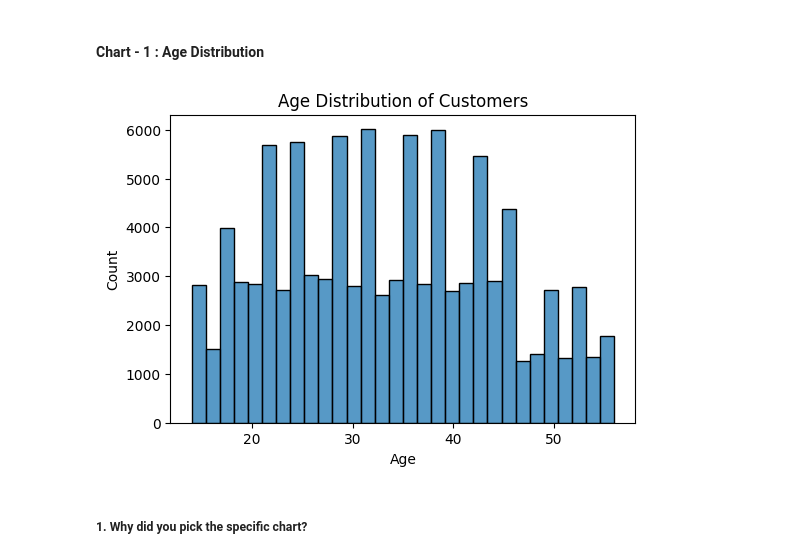
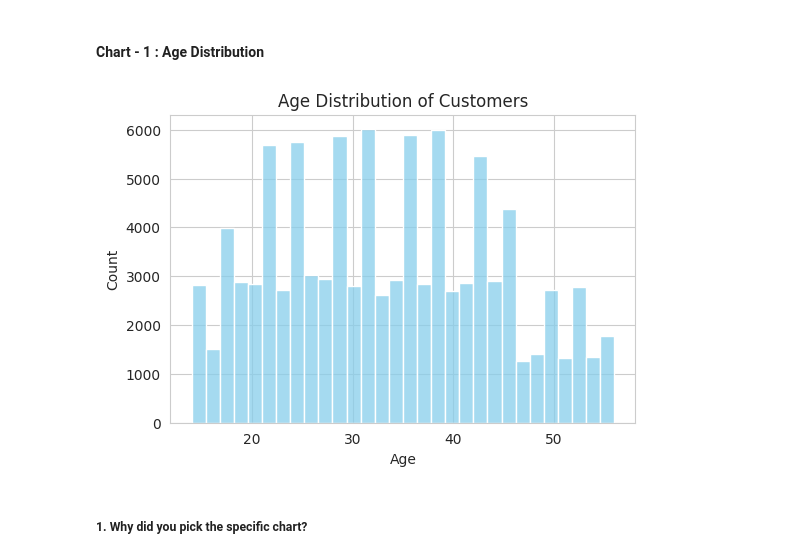
Before and after one commit to SamruddhiChandurkar/Paisabazaar-fraud-analysis, a Jupyter notebook: PaisaBazaar_Banking_Fraud_Analysis_EDA_.ipynb, the cells around one changed output. Saved outputs shown, nothing was run; the diff lists cells and outputs as text; code cells hidden in the pictures.

Commit message:
Enhanced fraud analysis notebook with EDA charts

```diff
--- a/PaisaBazaar_Banking_Fraud_Analysis_EDA_.ipynb
+++ b/PaisaBazaar_Banking_Fraud_Analysis_EDA_.ipynb
@@ -97,6 +97,9 @@ import pandas as pd
 import seaborn as sns
 import matplotlib.pyplot as plt
 
+sns.set_style("whitegrid")
+sns.set_palette("pastel")
+
 import warnings
 warnings.filterwarnings('ignore')
 # %% [markdown]
@@ -386,11 +389,11 @@ These manipulations helped in cleaning the dataset and making it suitable for de
 # %%
 # Chart - 1 visualization code
 plt.figure(figsize=(6,4))
-sns.histplot(df['Age'], bins=30)
+sns.histplot(df['Age'], bins=30,color='skyblue')
 plt.title("Age Distribution of Customers")
 plt.show()
 # %% [output]
-[figure, old version]
+[figure, new version]
 # %% [markdown]
 ##### 1. Why did you pick the specific chart?
 # %% [markdown]
```
Also changed, not shown: parts of 26 cells of this notebook.
